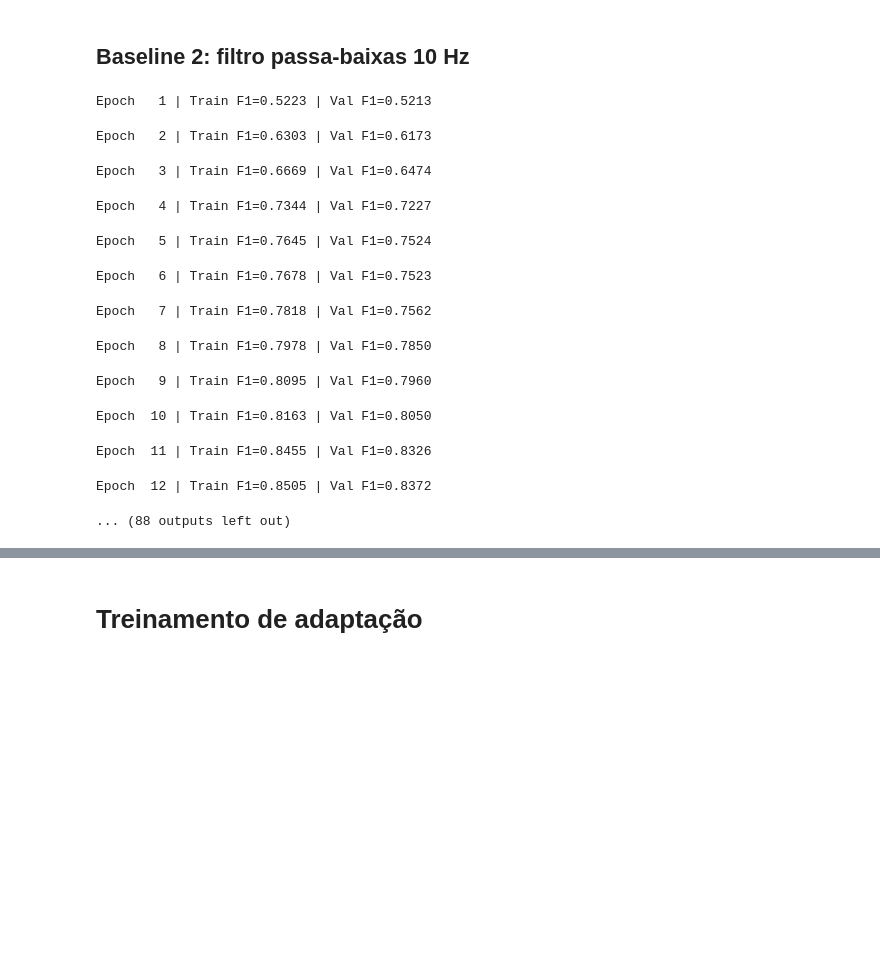
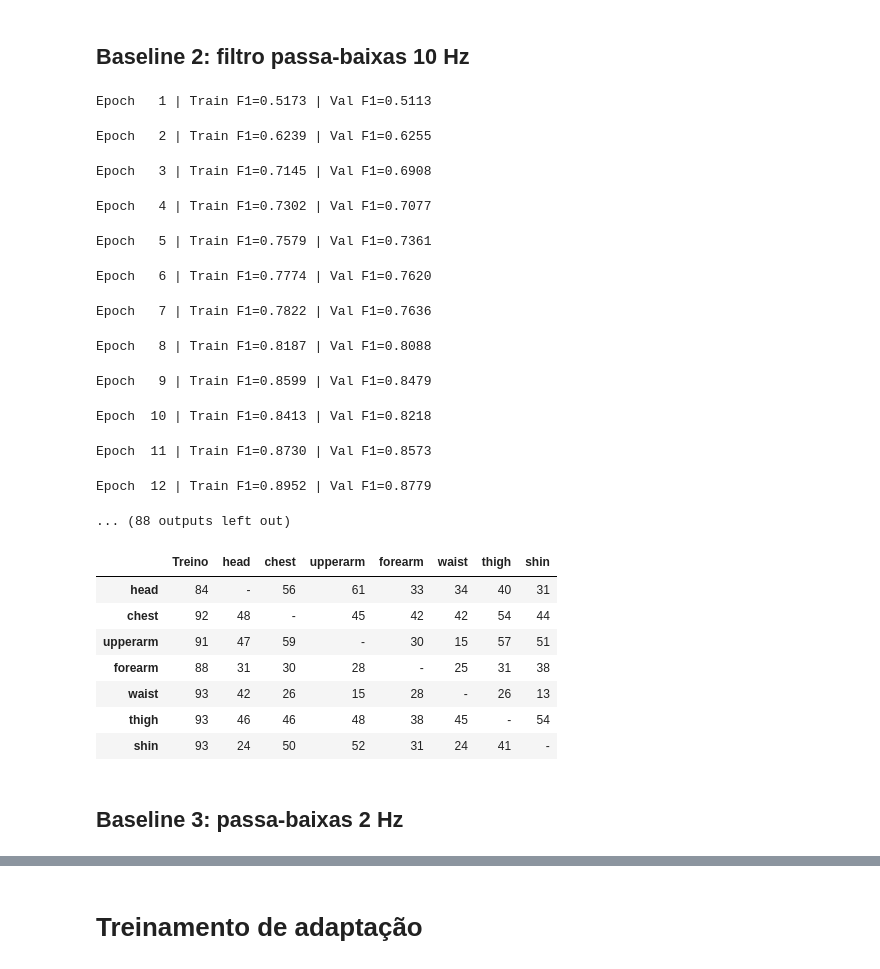
Before and after one commit to damidoriad/chang-UDA-HAR, a Jupyter notebook: notebooks/reproducao-chang-colab.ipynb, the cells around one changed output, grey strips where cells are left out. Cells and saved outputs as stored; diff of their text form; code cells hidden in the pictures; blank space fills up the shorter version.

```diff
--- a/notebooks/reproducao-chang-colab.ipynb
+++ b/notebooks/reproducao-chang-colab.ipynb
@@ -393,14 +374,14 @@ display(df)
 ## Baseline 1: filtro passa-altas
 # %%
 sos = butter(N=6, Wn=0.3, btype='hp', fs=50, output='sos')
-Xf = np.swapaxes(sosfiltfilt(sos, np.swapaxes(Xdata, 1, 2)), 1, 2)
+Xf = np.swapaxes(sosfiltfilt(sos, np.swapaxes(Xcort, 1, 2)), 1, 2)
 # %%
 pasta = '/content/drive/MyDrive/Doutorado Unicamp/Projeto/github/chang-UDA-HAR/modelos/'
 baselinef1 = np.zeros((7,7))
 for i, pos in enumerate(posis):
-    inds = ydata[:,0]==i
+    inds = ycort[:,0]==i
     X = Xf[inds]
-    y = ydata[inds][:,1]
+    y = ycort[inds][:,1]
     X_train, X_test, y_train, y_test = train_test_split(X, y, test_size=0.2, random_state=1, stratify=y)
     X_train = torch.tensor(X_train, dtype=torch.float32)
     X_test  = torch.tensor(X_test, dtype=torch.float32)
@@ -408,15 +389,15 @@ for i, pos in enumerate(posis):
     y_test  = torch.tensor(y_test, dtype=torch.long)
     train_loader = DataLoader(TensorDataset(X_train, y_train), batch_size=125, shuffle=True, pin_memory=True)
     test_loader = DataLoader(TensorDataset(X_test, y_test), batch_size=256, shuffle=False, pin_memory=True)
-    enc, cla, history = train_model(train_loader, test_loader, device)
+    enc, cla, history = train_model(train_loader, test_loader, device, n_epochs=100)
     nome = 'baseline_hp_encoder_'+pos+'.pth'
     torch.save(enc.state_dict(), pasta+nome)
     nome = 'baseline_hp_classifier_'+pos+'.pth'
     torch.save(cla.state_dict(), pasta+nome)
     for j in range(7):
-        inds = ydata[:,0]==j
+        inds = ycort[:,0]==j
         X = Xf[inds]
-        y = ydata[inds][:,1]
+        y = ycort[inds][:,1]
         X_train, X_test, y_train, y_test = train_test_split(X, y, test_size=0.2, random_state=1, stratify=y)
         X_test  = torch.tensor(X_test, dtype=torch.float32)
         y_test  = torch.tensor(y_test, dtype=torch.long)
@@ -469,14 +450,14 @@ shin          91   18    34       39      28    21    38    -
 ## Baseline 2: filtro passa-baixas 10 Hz
 # %%
 sos = butter(N=6, Wn=10, btype='lp', fs=50, output='sos')
-Xf = np.swapaxes(sosfiltfilt(sos, np.swapaxes(Xdata, 1, 2)), 1, 2)
+Xf = np.swapaxes(sosfiltfilt(sos, np.swapaxes(Xcort, 1, 2)), 1, 2)
 # %%
 pasta = '/content/drive/MyDrive/Doutorado Unicamp/Projeto/github/chang-UDA-HAR/modelos/'
 baselinef1 = np.zeros((7,7))
 for i, pos in enumerate(posis):
-    inds = ydata[:,0]==i
+    inds = ycort[:,0]==i
     X = Xf[inds]
-    y = ydata[inds][:,1]
+    y = ycort[inds][:,1]
     X_train, X_test, y_train, y_test = train_test_split(X, y, test_size=0.2, random_state=1, stratify=y)
     X_train = torch.tensor(X_train, dtype=torch.float32)
     X_test  = torch.tensor(X_test, dtype=torch.float32)
@@ -484,15 +465,15 @@ for i, pos in enumerate(posis):
     y_test  = torch.tensor(y_test, dtype=torch.long)
     train_loader = DataLoader(TensorDataset(X_train, y_train), batch_size=125, shuffle=True, pin_memory=True)
     test_loader = DataLoader(TensorDataset(X_test, y_test), batch_size=256, shuffle=False, pin_memory=True)
-    enc, cla, history = train_model(train_loader, test_loader, device)
+    enc, cla, history = train_model(train_loader, test_loader, device, n_epochs=50)
     nome = 'baseline_lp_encoder_'+pos+'.pth'
     torch.save(enc.state_dict(), pasta+nome)
     nome = 'baseline_lp_classifier_'+pos+'.pth'
     torch.save(cla.state_dict(), pasta+nome)
     for j in range(7):
-        inds = ydata[:,0]==j
+        inds = ycort[:,0]==j
         X = Xf[inds]
-        y = ydata[inds][:,1]
+        y = ycort[inds][:,1]
         X_train, X_test, y_train, y_test = train_test_split(X, y, test_size=0.2, random_state=1, stratify=y)
         X_test  = torch.tensor(X_test, dtype=torch.float32)
         y_test  = torch.tensor(y_test, dtype=torch.long)
@@ -500,16 +481,35 @@ for i, pos in enumerate(posis):
         _, test_f1 = evaluate(enc, cla, test_loader, nn.CrossEntropyLoss(), device)
         baselinef1[i,j] = test_f1
 # %% [output]
-Epoch   1 | Train F1=0.5223 | Val F1=0.5213
+Epoch   1 | Train F1=0.5173 | Val F1=0.5113
-Epoch   2 | Train F1=0.6303 | Val F1=0.6173
+Epoch   2 | Train F1=0.6239 | Val F1=0.6255
-Epoch   3 | Train F1=0.6669 | Val F1=0.6474
+Epoch   3 | Train F1=0.7145 | Val F1=0.6908
-Epoch   4 | Train F1=0.7344 | Val F1=0.7227
+Epoch   4 | Train F1=0.7302 | Val F1=0.7077
-Epoch   5 | Train F1=0.7645 | Val F1=0.7524
+Epoch   5 | Train F1=0.7579 | Val F1=0.7361
-Epoch   6 | Train F1=0.7678 | Val F1=0.7523
+Epoch   6 | Train F1=0.7774 | Val F1=0.7620
-Epoch   7 | Train F1=0.7818 | Val F1=0.7562
+Epoch   7 | Train F1=0.7822 | Val F1=0.7636
-Epoch   8 | Train F1=0.7978 | Val F1=0.7850
+Epoch   8 | Train F1=0.8187 | Val F1=0.8088
-Epoch   9 | Train F1=0.8095 | Val F1=0.7960
+Epoch   9 | Train F1=0.8599 | Val F1=0.8479
-Epoch  10 | Train F1=0.8163 | Val F1=0.8050
+Epoch  10 | Train F1=0.8413 | Val F1=0.8218
-Epoch  11 | Train F1=0.8455 | Val F1=0.8326
+Epoch  11 | Train F1=0.8730 | Val F1=0.8573
-Epoch  12 | Train F1=0.8505 | Val F1=0.8372
+Epoch  12 | Train F1=0.8952 | Val F1=0.8779
 ... (88 outputs left out)
+# %%
+df = pd.DataFrame((baselinef1*100).astype(int), columns=posis, index=posis)
+df.insert(0, 'Treino', (baselinef1.diagonal()*100).astype(int))
+for i in range(7):
+    df.iloc[i,i+1] = '-'
+df = df.reindex(index=['head', 'chest', 'upperarm', 'forearm', 'waist', 'thigh', 'shin'])
+df = df.reindex(columns=['Treino','head', 'chest', 'upperarm', 'forearm', 'waist', 'thigh', 'shin'])
+df
+# %% [output]
+|  | Treino | head | chest | upperarm | forearm | waist | thigh | shin |
+| head | 84 | - | 56 | 61 | 33 | 34 | 40 | 31 |
+| chest | 92 | 48 | - | 45 | 42 | 42 | 54 | 44 |
+| upperarm | 91 | 47 | 59 | - | 30 | 15 | 57 | 51 |
+| forearm | 88 | 31 | 30 | 28 | - | 25 | 31 | 38 |
+| waist | 93 | 42 | 26 | 15 | 28 | - | 26 | 13 |
+| thigh | 93 | 46 | 46 | 48 | 38 | 45 | - | 54 |
+| shin | 93 | 24 | 50 | 52 | 31 | 24 | 41 | - |
+# %% [markdown]
+## Baseline 3: passa-baixas 2 Hz
```
Also changed, not shown: parts of 30 cells of this notebook.
